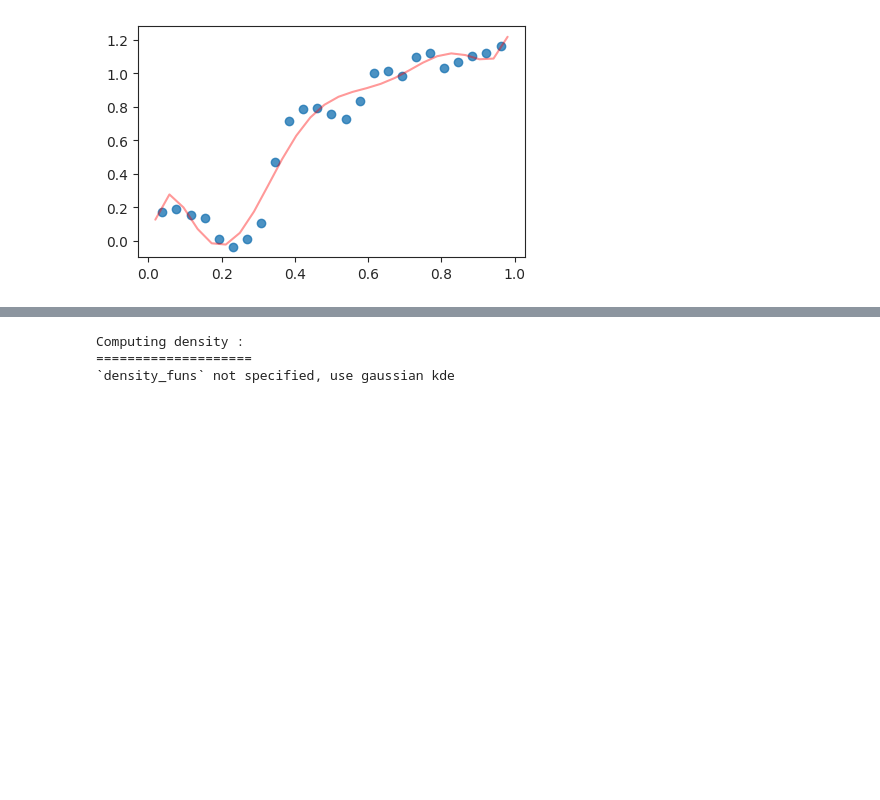
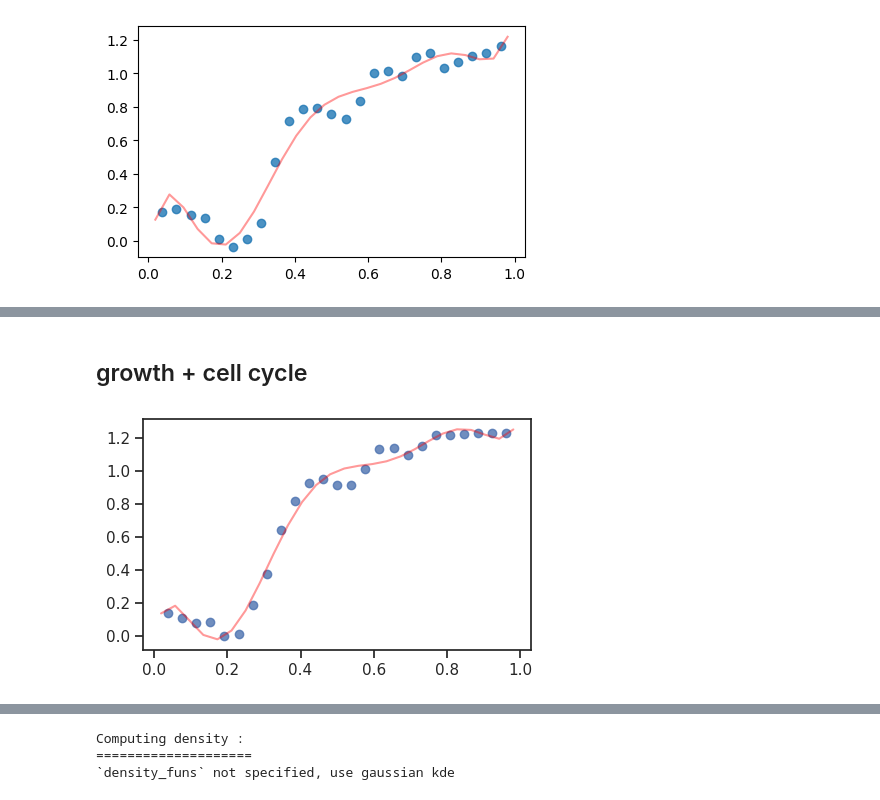
Before and after one commit to oZwZo/PINN_dynamics, a Jupyter notebook: Explore_Notebook/9.Benchmark_pseudodyn/1-1.plot_g2.ipynb, the cells around one changed output, grey strips where cells are left out. Cells and saved outputs as stored; diff of their text form; code cells hidden in the pictures; blank space fills up the shorter version.

```diff
--- a/Explore_Notebook/9.Benchmark_pseudodyn/1-1.plot_g2.ipynb
+++ b/Explore_Notebook/9.Benchmark_pseudodyn/1-1.plot_g2.ipynb
@@ -561,0 +431,19 @@ ValueError: x and y must be the same size
+# %% [markdown]
+## growth + cell cycle
+# %%
+nbins = 25
+y =  aggregate_params_by_pseudotime(params_inv[f'g_v0'][[0]], param_names='g_v1',
+                                   timepoints=meahr_monocle.uns['pop']['t'][[0]],
+                                    pseudotime_key='pseudotime_scaled',
+                                    adata=meahr_monocle, nbins=nbins+1, return_y=True)
+y = y[0]
+
+x_knots = torch.linspace(0,1,nbins)
+y_knots = torch.from_numpy(y)
+
+g_cs = models.CubicSpline(x=x_knots, y=y_knots)
+
+g_smooth = g_cs(torch.linspace(0,1,300),None).detach().numpy()
+g_smooth = (g_smooth[:-1] + g_smooth[1:])/2
+# %% [output]
+[figure, added]
```
Also changed, not shown: parts of 13 cells of this notebook, 33 other files.
